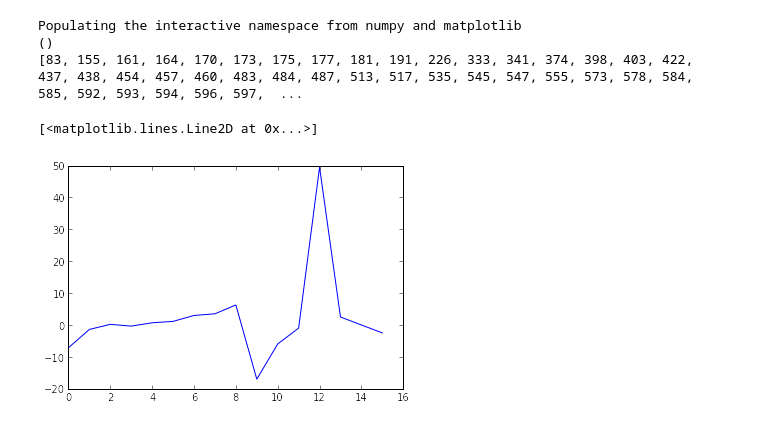
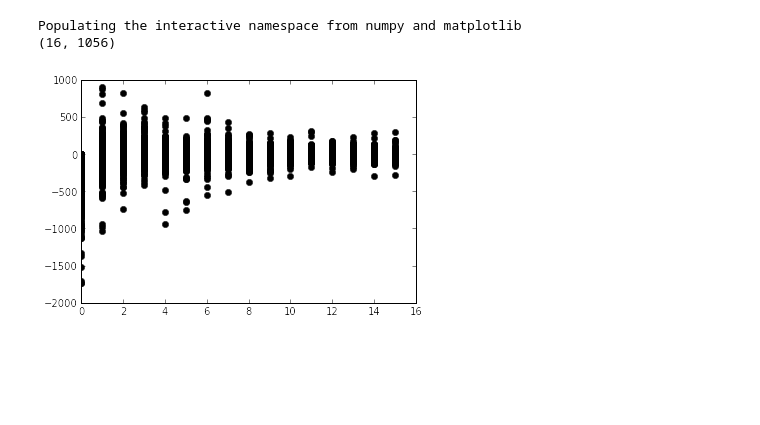
Before and after one commit to sergioandrescs/SergioCotrino_hw_4, a Jupyter notebook: homicidios.ipynb, the cells around one changed output. Saved outputs shown, nothing was run; the diff lists cells and outputs as text; code cells hidden in the pictures; blank space fills up the shorter version.

```diff
--- a/homicidios.ipynb
+++ b/homicidios.ipynb
@@ -21,50 +21,46 @@ for row in data_csv:
         else:
             error.append(count)
 
 data=array(data)
-print shape(data_csv)
 data_csv =close()
 
-#plot (data[:,0],'ko')
+
 
 for i in range(shape(data)[1]):
     prome.append(mean(data[:,i]))
-
-for row in data:
-    for i in range(shape(data)[1]):
-        row[i]=(row[i]-prome[i])
-
 
 count=-1
 for k in range(len(prome)**2):
     u=k%len(prome)
     a=0
     if(u==0):
         cova.append([])
         count+=1
     for i in range(len(data[:,0])):
-        a+=(data[i,(count)])*(data[i,u])
+        a+=(data[i,(count)]-prome[count])*(data[i,u]-prome[u])
 
     cova[count].append(a/(len(data[:,0])-1))
 
-#print cova
 cova=array(cova)
 
 eigenvalues, eigenvectors = linalg.eig(cova)
-#print shape(data.T[:16,])
-#print eigenvalues
-#print shape(eigenvectors.T[:,:16])
 
-result=(eigenvectors.T[:,:16])*data.T[:,:16]
 
-#print result
+row_vectors=eigenvectors[:,:16].T
 
-print error
+result=dot(row_vectors,(data.T))
 
-plot (result[4,:])
+print shape(result)
+
+for i in range(shape(result)[1]):
+    plot (result[:,i],'ko')
+
+new = dot(row_vectors.T, result)
+
+#plot (new[0,:])
+
+#plot (data[:,0])
 # %% [output]
 Populating the interactive namespace from numpy and matplotlib
-()
-[83, 155, 161, 164, 170, 173, 175, 177, 181, 191, 226, 333, 341, 374, 398, 403, 422, 437, 438, 454, 457, 460, 483, 484, 487, 513, 517, 535, 545, 547, 555, 573, 578, 584, 585, 592, 593, 594, 596, 597,  ...
+(16, 1056)
-[<matplotlib.lines.Line2D at 0x...>]
-[figure, old version]
+[figure, new version]
```
Also changed, not shown: parts of 1 cell of this notebook.
